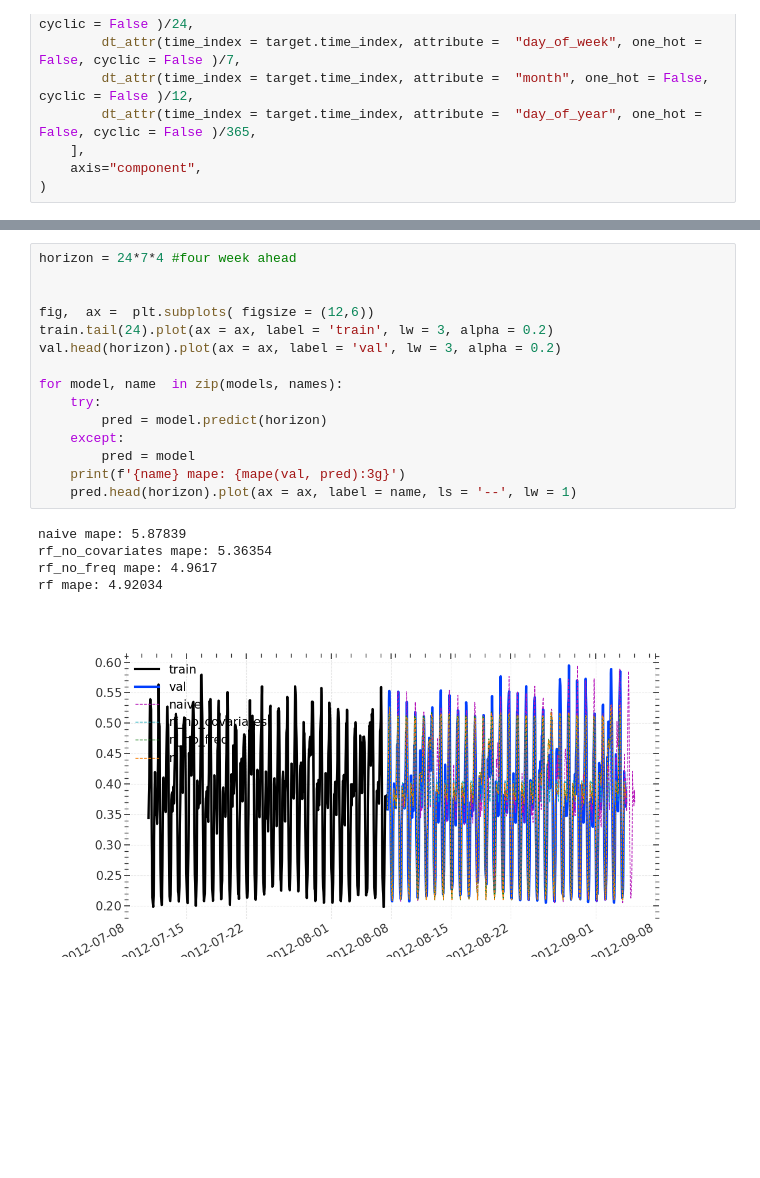
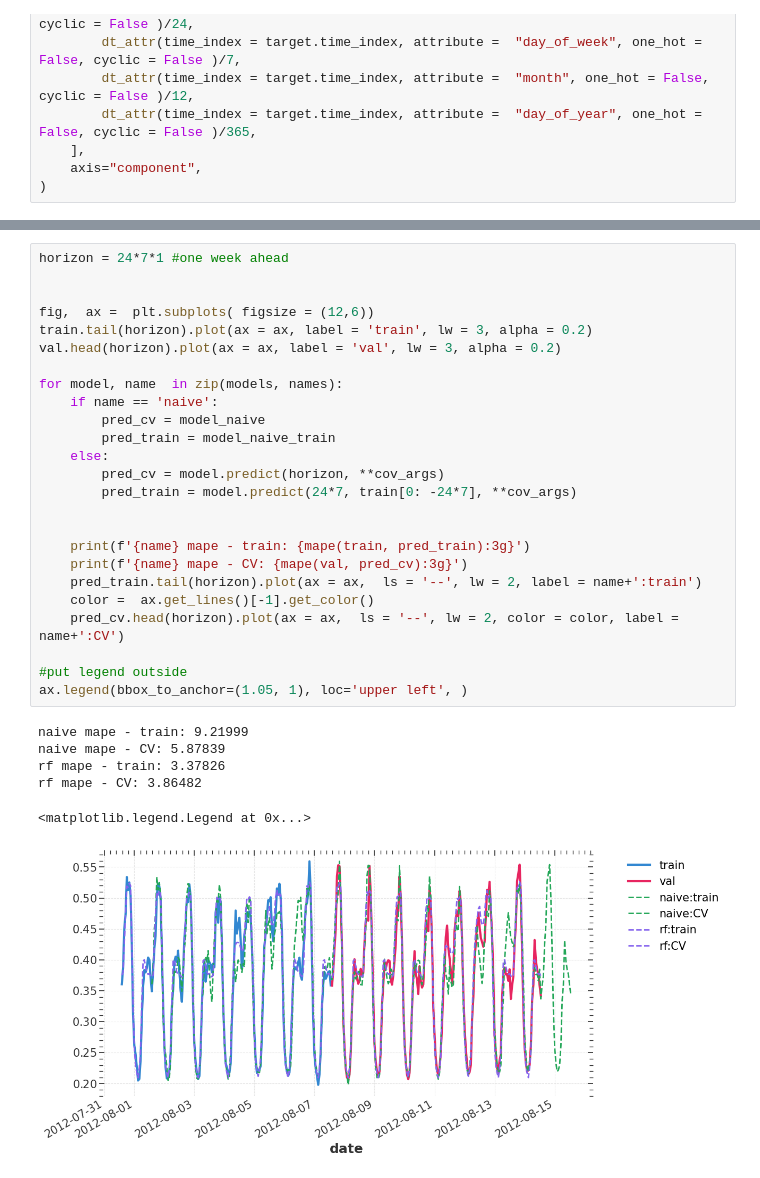
Before and after one commit to SergeiDBykov/swarm_energAIser, a Jupyter notebook: 1_exploratory_analysis/2_london/2_london_modelling.ipynb, the cells around one changed output, grey strips where cells are left out. Saved outputs shown, nothing was run; the diff lists cells and outputs as text; blank space fills up the shorter version.

Commit message:
updated modelling notebooks

```diff
--- a/1_exploratory_analysis/2_london/2_london_modelling.ipynb
+++ b/1_exploratory_analysis/2_london/2_london_modelling.ipynb
@@ -151,21 +203,32 @@ names = ['naive', 'rf_no_covariates', 'rf_no_freq', 'rf']
 # %%
-horizon = 24*7*4 #four week ahead
+horizon = 24*7*1 #one week ahead
 
 
 fig,  ax =  plt.subplots( figsize = (12,6))
-train.tail(24).plot(ax = ax, label = 'train', lw = 3, alpha = 0.2)
+train.tail(horizon).plot(ax = ax, label = 'train', lw = 3, alpha = 0.2)
 val.head(horizon).plot(ax = ax, label = 'val', lw = 3, alpha = 0.2)
 
 for model, name  in zip(models, names):
-    try:
-        pred = model.predict(horizon)
-    except:
-        pred = model
-    print(f'{name} mape: {mape(val, pred):3g}')
-    pred.head(horizon).plot(ax = ax, label = name, ls = '--', lw = 1)
+    if name == 'naive':
+        pred_cv = model_naive
+        pred_train = model_naive_train
+    else:
+        pred_cv = model.predict(horizon, **cov_args)
+        pred_train = model.predict(24*7, train[0: -24*7], **cov_args)
+
+
+    print(f'{name} mape - train: {mape(train, pred_train):3g}')
+    print(f'{name} mape - CV: {mape(val, pred_cv):3g}')
+    pred_train.tail(horizon).plot(ax = ax,  ls = '--', lw = 2, label = name+':train')
+    color =  ax.get_lines()[-1].get_color()
+    pred_cv.head(horizon).plot(ax = ax,  ls = '--', lw = 2, color = color, label = name+':CV')
+
+#put legend outside
+ax.legend(bbox_to_anchor=(1.05, 1), loc='upper left', )
 # %% [output]
-naive mape: 5.87839
-rf_no_covariates mape: 5.36354
-rf_no_freq mape: 4.9617
-rf mape: 4.92034
+naive mape - train: 9.21999
+naive mape - CV: 5.87839
+rf mape - train: 3.37826
+rf mape - CV: 3.86482
+<matplotlib.legend.Legend at 0x...>
-[figure, old version]
+[figure, new version]
```
Also changed, not shown: parts of 10 cells of this notebook, 6 other files.
